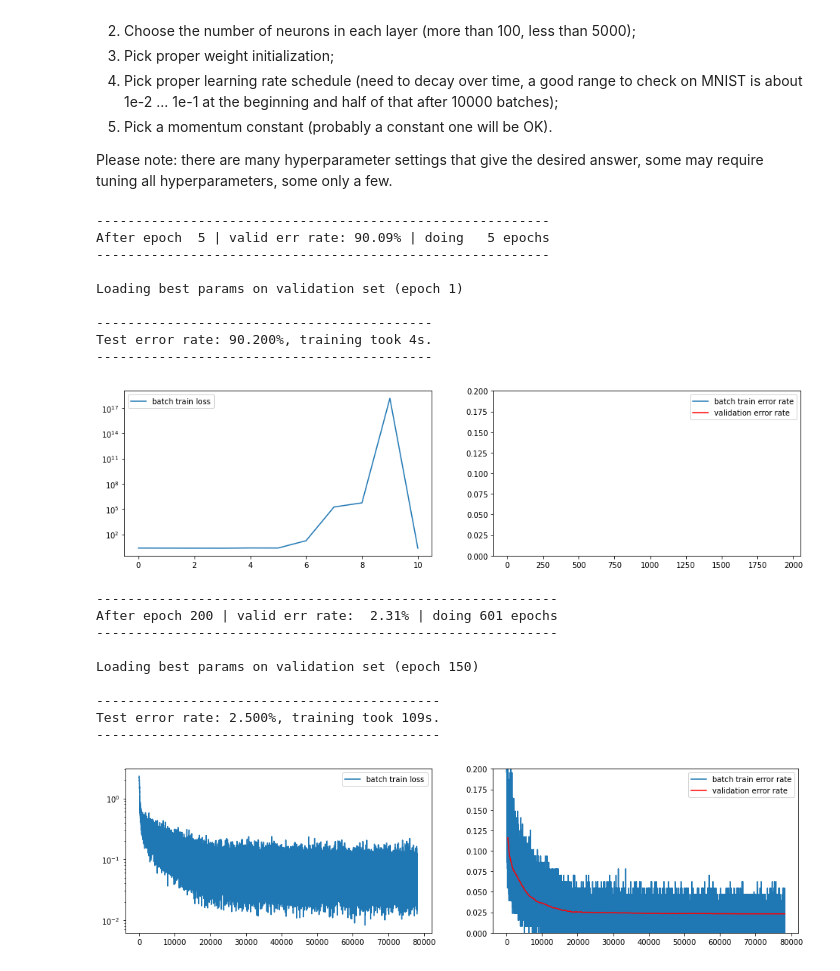
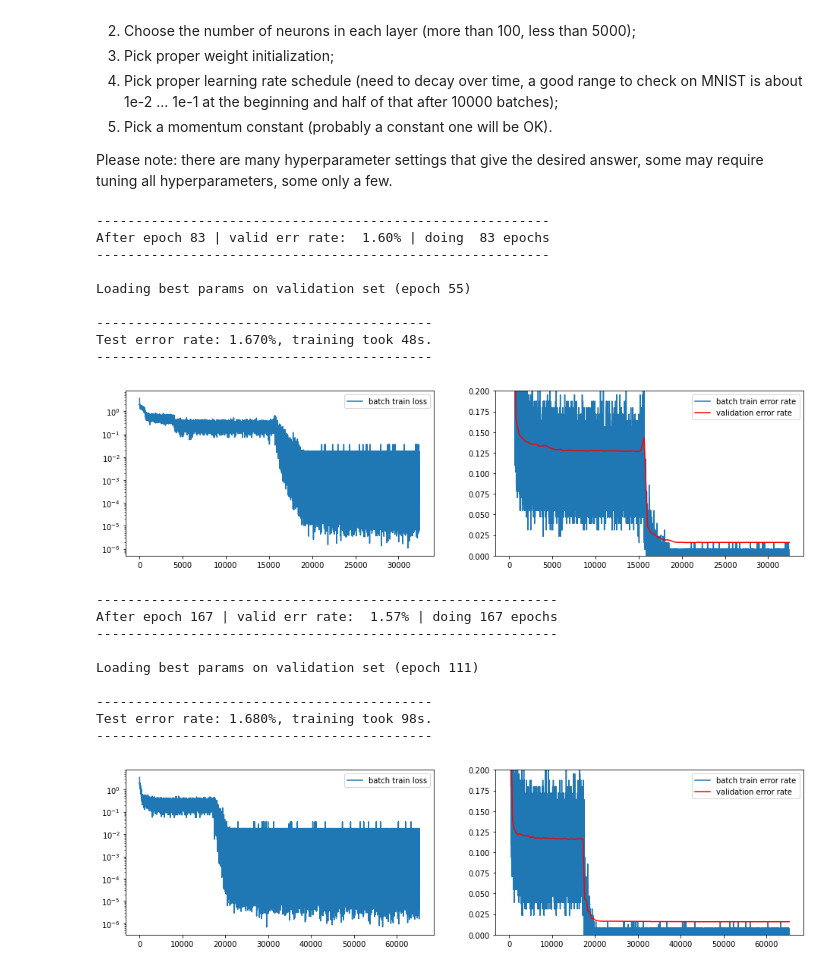
Before and after one commit to AdrianUrbanski/DL, a Jupyter notebook: Assignment2.ipynb, the cells around one changed output. Saved outputs shown, nothing was run; the diff lists cells and outputs as text; code cells hidden in the pictures.

```diff
--- a/Assignment2.ipynb
+++ b/Assignment2.ipynb
@@ -554,9 +569,11 @@ def SGD(
             # DONE: You can implement learning rate control here (it is updated
             # once per epoch), or below in the loop over minibatches.
             #
-            if np.mod(epoch, 50) == 0:
+            if epoch in [10, 25, 40]:
+                alpha *= 2
+
+            if epoch > 40 and np.mod(epoch, 30) == 0:
                 alpha *= 0.5
-                epsilon *= 0.5
 
             for x, y in data_loaders["train"]:
                 x = x.to(device)
@@ -675,51 +692,46 @@ class Model(nn.Module):
 
 
 model = Model(
-    nn.Linear(28 * 28, 100),
-    nn.LogSigmoid(),
-    nn.Linear(100, 100),
-    nn.LogSigmoid(),
-    nn.Linear(100, 100),
-    nn.LogSigmoid(),
-    nn.Linear(100, 100),
-    nn.LogSigmoid(),
-    nn.Linear(100, 10),
-    nn.LogSigmoid(),
+    nn.Linear(28 * 28, 1250),
+    nn.ReLU(),
+    nn.Linear(1250, 10),
+    nn.ReLU(),
     )
 
 with torch.no_grad():
     # Initialize parameters
     for name, p in model.named_parameters():
         if "weight" in name:
-            p.normal_(0, 0.1)
+            a = np.sqrt(12/(28*28 + 10)) # 3/(1/2)*(fan_in+fan_out)/2
+            p.uniform_(-a, a)
         elif "bias" in name:
             p.zero_()
         else:
             raise ValueError('Unknown parameter name "%s"' % name)
 
 # On GPU enabled devices set device='cuda' else set device='cpu'
 t_start = time.time()
-SGD(model, mnist_loaders, alpha=1e-1, max_num_epochs=100, epsilon=0.75, decay=1e-3,
-    patience_expansion=4, device="cuda")
+SGD(model, mnist_loaders, alpha=5e-3, max_num_epochs=200, epsilon=0.95, decay=1e-5,
+    device="cuda")
 
 
 test_err_rate = compute_error_rate(model, mnist_loaders["test"])
 m = (
     f"Test error rate: {test_err_rate * 100.0:.3f}%, "
     f"training took {time.time() - t_start:.0f}s."
 )
 print("{0}\n{1}\n{0}".format("-" * len(m), m))
 # %% [output]
 ----------------------------------------------------------
-After epoch  5 | valid err rate: 90.09% | doing   5 epochs
+After epoch 83 | valid err rate:  1.60% | doing  83 epochs
 ----------------------------------------------------------
 
-Loading best params on validation set (epoch 1)
+Loading best params on validation set (epoch 55)
 
 -------------------------------------------
-Test error rate: 90.200%, training took 4s.
+Test error rate: 1.670%, training took 48s.
 -------------------------------------------
-[figure, old version]
+[figure, new version]
 # %%
 class Model(nn.Module):
     def __init__(self, *args, **kwargs):
@@ -735,9 +747,9 @@ class Model(nn.Module):
 
 
 model = Model(
-    nn.Linear(28 * 28, 1250),
+    nn.Linear(28 * 28, 1000),
     nn.ReLU(),
-    nn.Linear(1250, 10),
+    nn.Linear(1000, 10),
     nn.ReLU(),
     )
 
@@ -745,7 +757,8 @@ with torch.no_grad():
     # Initialize parameters
     for name, p in model.named_parameters():
         if "weight" in name:
-            p.normal_(0, 0.01)
+            a = np.sqrt(12/(28*28 + 10)) # 3/(1/2)*(fan_in+fan_out)/2
+            p.uniform_(-a, a)
         elif "bias" in name:
             p.zero_()
         else:
@@ -753,8 +766,8 @@ with torch.no_grad():
 
 # On GPU enabled devices set device='cuda' else set device='cpu'
 t_start = time.time()
-SGD(model, mnist_loaders, alpha=2e-3, max_num_epochs=200, epsilon=0.75, decay=1e-4,
-    patience_expansion=4, device="cuda")
+SGD(model, mnist_loaders, alpha=5e-3, max_num_epochs=200, epsilon=0.95, decay=1e-5,
+    device="cuda")
 
 
 test_err_rate = compute_error_rate(model, mnist_loaders["test"])
@@ -765,12 +778,12 @@ m = (
 print("{0}\n{1}\n{0}".format("-" * len(m), m))
 # %% [output]
 -----------------------------------------------------------
-After epoch 200 | valid err rate:  2.31% | doing 601 epochs
+After epoch 167 | valid err rate:  1.57% | doing 167 epochs
 -----------------------------------------------------------
 
-Loading best params on validation set (epoch 150)
+Loading best params on validation set (epoch 111)
 
---------------------------------------------
-Test error rate: 2.500%, training took 109s.
---------------------------------------------
+-------------------------------------------
+Test error rate: 1.680%, training took 98s.
+-------------------------------------------
-[figure, old version]
+[figure, new version]
```
Also changed, not shown: parts of 4 cells of this notebook.
